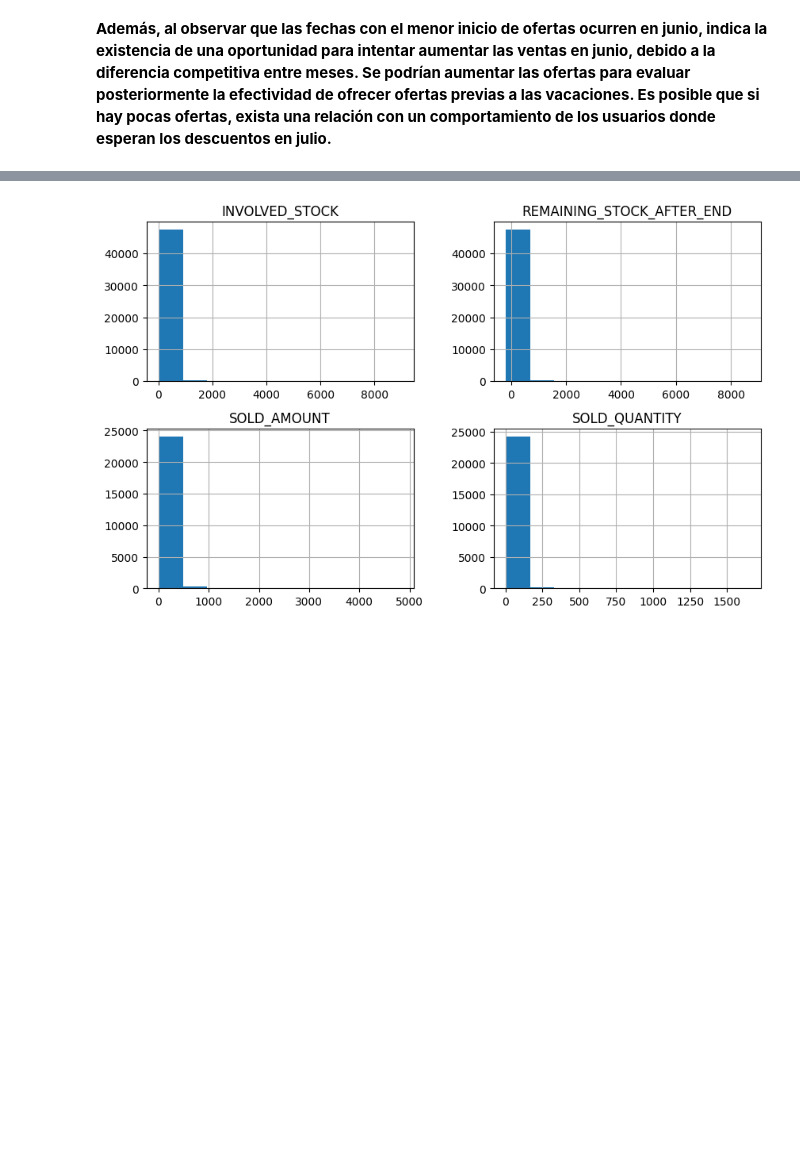
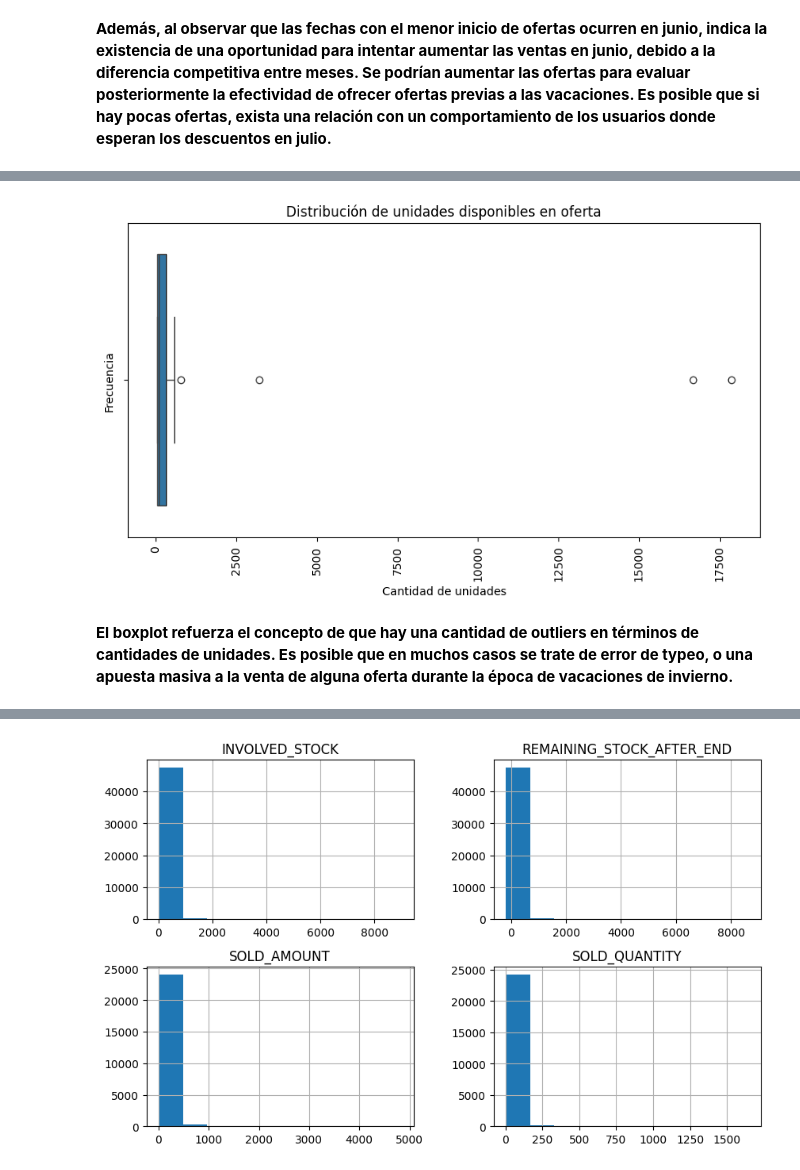
Before and after one commit to plijtmaer/ds-de-challenge, a Jupyter notebook: Notebooks/eda.ipynb, the cells around one changed output, grey strips where cells are left out. Cells and saved outputs as stored; diff of their text form; code cells hidden in the pictures; blank space fills up the shorter version.

```diff
--- a/Notebooks/eda.ipynb
+++ b/Notebooks/eda.ipynb
@@ -237,0 +462,12 @@ df["OFFER_START_DATE"]
+# %%
+# Observar outliers
+plt.figure(figsize=(10,5))
+plt.title("Distribución de unidades disponibles en oferta")
+plt.xlabel("Cantidad de unidades")
+plt.ylabel("Frecuencia")
+plt.xticks(rotation=90)
+sns.boxplot(x=frec_involved_stock_umbral);
+# %% [output]
+[figure, added]
+# %% [markdown]
+**El boxplot refuerza el concepto de que hay una cantidad de outliers en términos de cantidades de unidades. Es posible que en muchos casos se trate de error de typeo, o una apuesta masiva a la venta de alguna oferta durante la época de vacaciones de invierno.**
```
Also changed, not shown: parts of 59 cells of this notebook.
